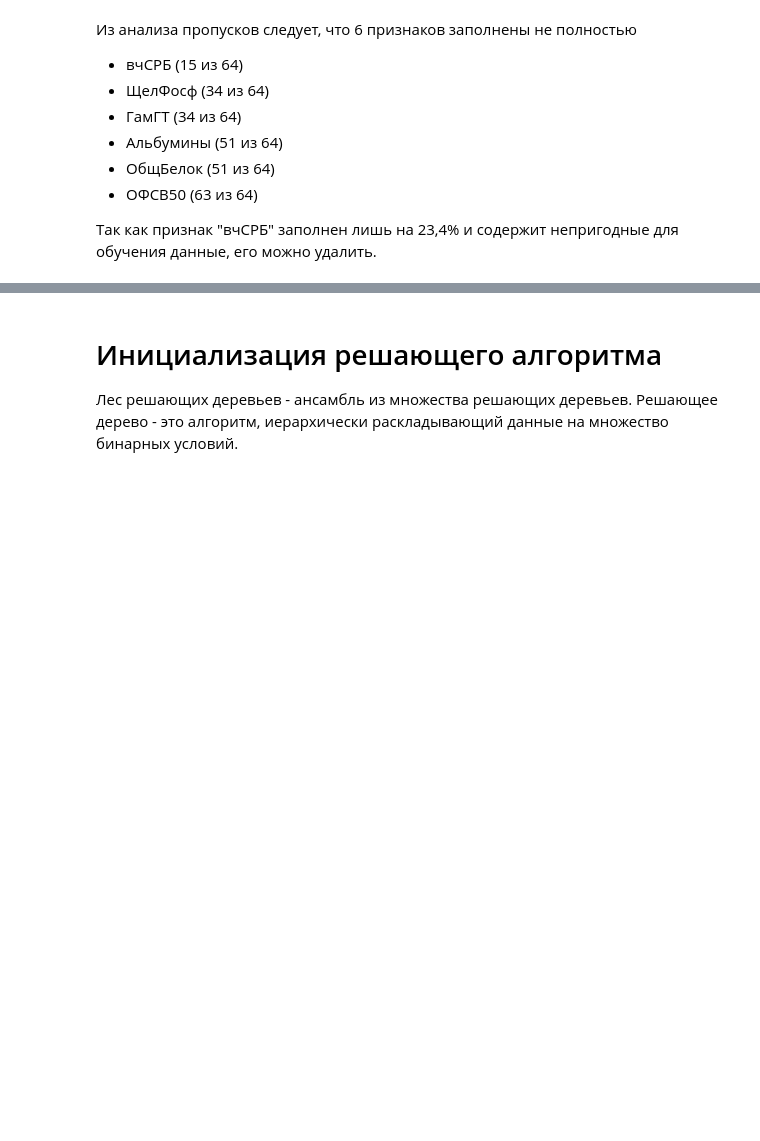
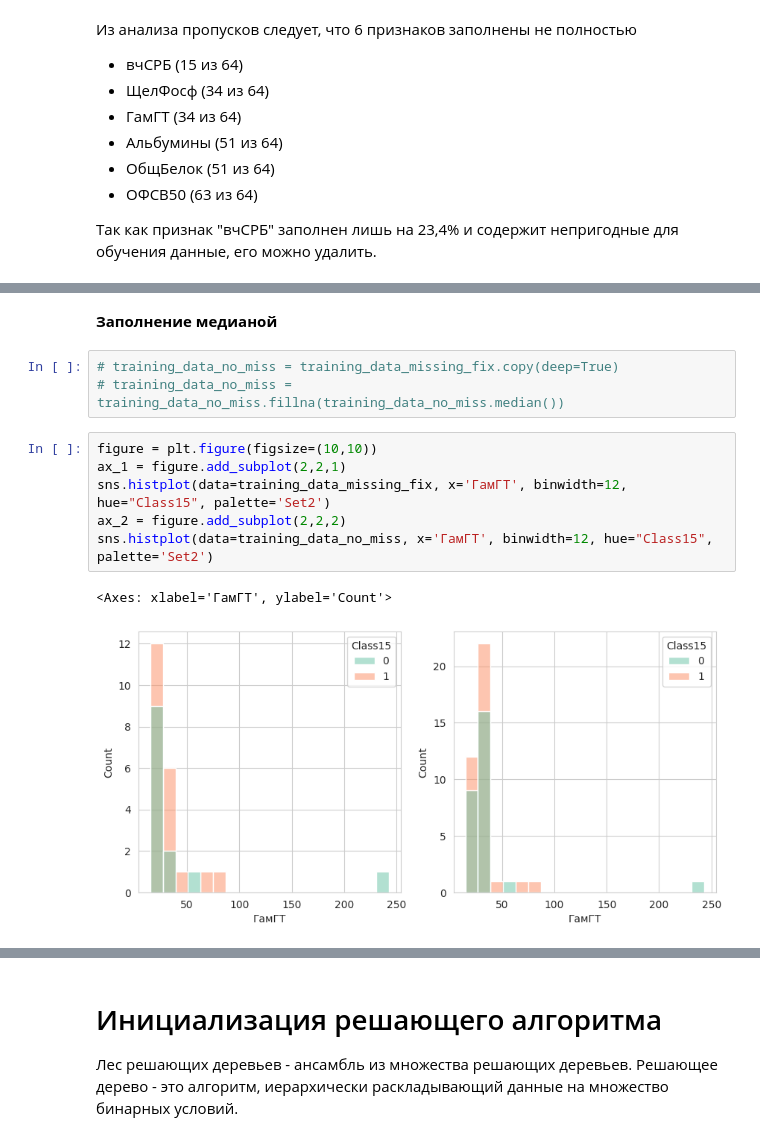
Before and after one commit to AlexBaunti/Prediction_AI, a Jupyter notebook: RandomTreeMethod.ipynb, the cells around one changed output, grey strips where cells are left out. Drawn from its saved outputs; the diff is of its cells as text; blank space fills up the shorter version.

```diff
--- a/RandomTreeMethod.ipynb
+++ b/RandomTreeMethod.ipynb
@@ -180,0 +339,14 @@ msno.matrix(training_samples);
+# %% [markdown]
+**Заполнение медианой**
+# %%
+# training_data_no_miss = training_data_missing_fix.copy(deep=True)
+# training_data_no_miss = training_data_no_miss.fillna(training_data_no_miss.median())
+# %%
+figure = plt.figure(figsize=(10,10))
+ax_1 = figure.add_subplot(2,2,1)
+sns.histplot(data=training_data_missing_fix, x='ГамГТ', binwidth=12, hue="Class15", palette='Set2')
+ax_2 = figure.add_subplot(2,2,2)
+sns.histplot(data=training_data_no_miss, x='ГамГТ', binwidth=12, hue="Class15", palette='Set2')
+# %% [output]
+<Axes: xlabel='ГамГТ', ylabel='Count'>
+[figure, added]
```
Also changed, not shown: parts of 71 cells of this notebook.
